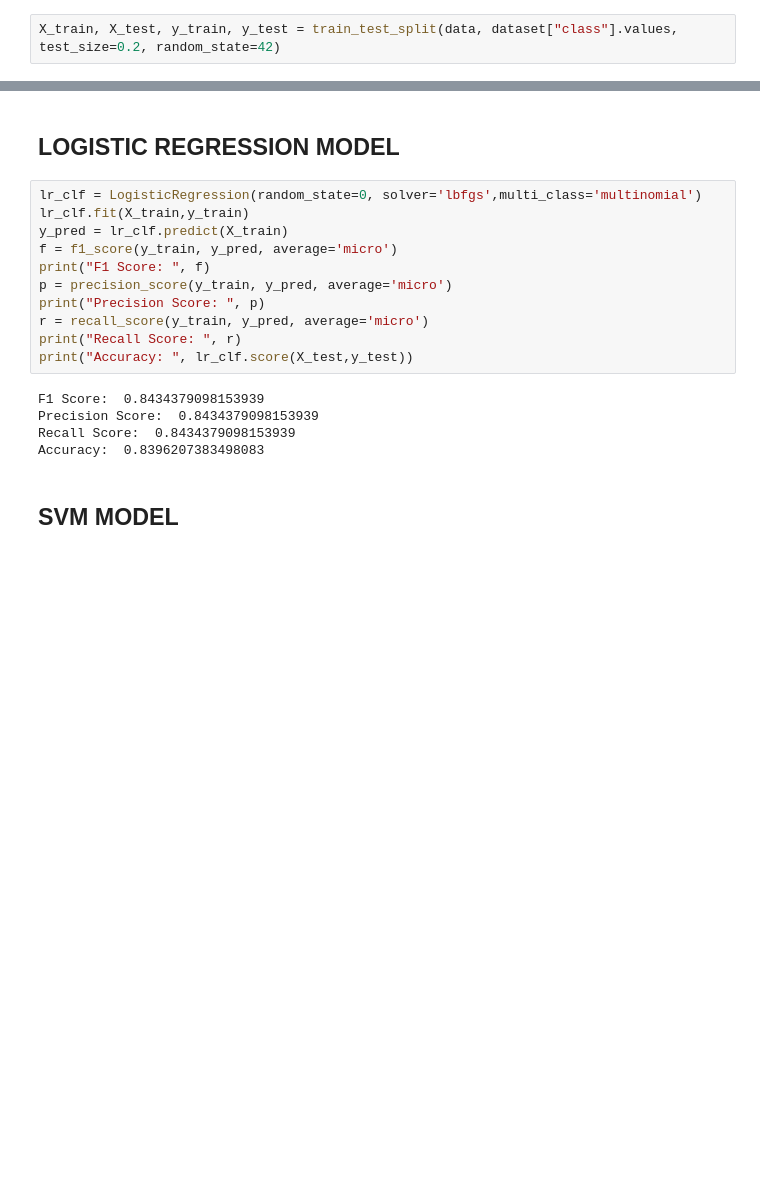
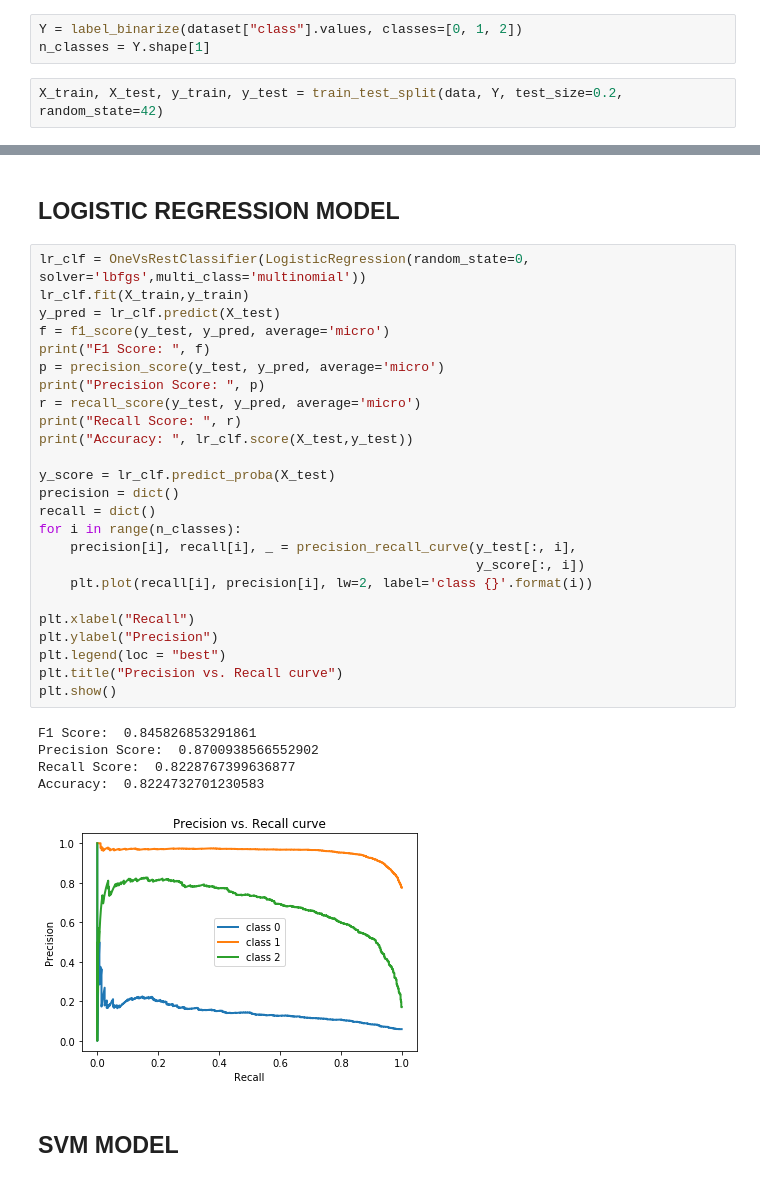
Before and after one commit to yp201/structure-based-hate-speech-detection, a Jupyter notebook: bag_of_words.ipynb, the cells around one changed output, grey strips where cells are left out. Cells and saved outputs as stored; diff of their text form; blank space fills up the shorter version.

```diff
--- a/bag_of_words.ipynb
+++ b/bag_of_words.ipynb
@@ -64,5 +69,8 @@ data=np.array(data)
+# %%
+Y = label_binarize(dataset["class"].values, classes=[0, 1, 2])
+n_classes = Y.shape[1]
 # %%
-X_train, X_test, y_train, y_test = train_test_split(data, dataset["class"].values, test_size=0.2, random_state=42)
+X_train, X_test, y_train, y_test = train_test_split(data, Y, test_size=0.2, random_state=42)
 # %% [markdown]
 # MODEL
 # %%
@@ -74,21 +85,36 @@ from sklearn.metrics import precision_score
 # %% [markdown]
 ## LOGISTIC REGRESSION MODEL
 # %%
-lr_clf = LogisticRegression(random_state=0, solver='lbfgs',multi_class='multinomial')
+lr_clf = OneVsRestClassifier(LogisticRegression(random_state=0, solver='lbfgs',multi_class='multinomial'))
 lr_clf.fit(X_train,y_train)
-y_pred = lr_clf.predict(X_train)
-f = f1_score(y_train, y_pred, average='micro')
+y_pred = lr_clf.predict(X_test)
+f = f1_score(y_test, y_pred, average='micro')
 print("F1 Score: ", f)
-p = precision_score(y_train, y_pred, average='micro')
+p = precision_score(y_test, y_pred, average='micro')
 print("Precision Score: ", p)
-r = recall_score(y_train, y_pred, average='micro')
+r = recall_score(y_test, y_pred, average='micro')
 print("Recall Score: ", r)
 print("Accuracy: ", lr_clf.score(X_test,y_test))
+
+y_score = lr_clf.predict_proba(X_test)
+precision = dict()
+recall = dict()
+for i in range(n_classes):
+    precision[i], recall[i], _ = precision_recall_curve(y_test[:, i],
+                                                        y_score[:, i])
+    plt.plot(recall[i], precision[i], lw=2, label='class {}'.format(i))
+
+plt.xlabel("Recall")
+plt.ylabel("Precision")
+plt.legend(loc = "best")
+plt.title("Precision vs. Recall curve")
+plt.show()
 # %% [output]
-F1 Score:  0.8434379098153939
-Precision Score:  0.8434379098153939
-Recall Score:  0.8434379098153939
-Accuracy:  0.8396207383498083
+F1 Score:  0.845826853291861
+Precision Score:  0.8700938566552902
+Recall Score:  0.8228767399636877
+Accuracy:  0.8224732701230583
+[figure, added]
 # %% [markdown]
 ## SVM MODEL
 # %%
```
Also changed, not shown: parts of 5 cells of this notebook.
